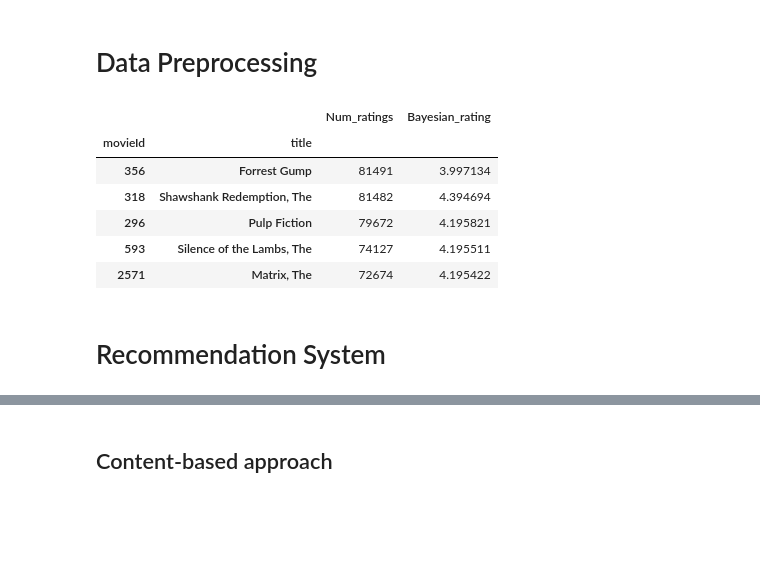
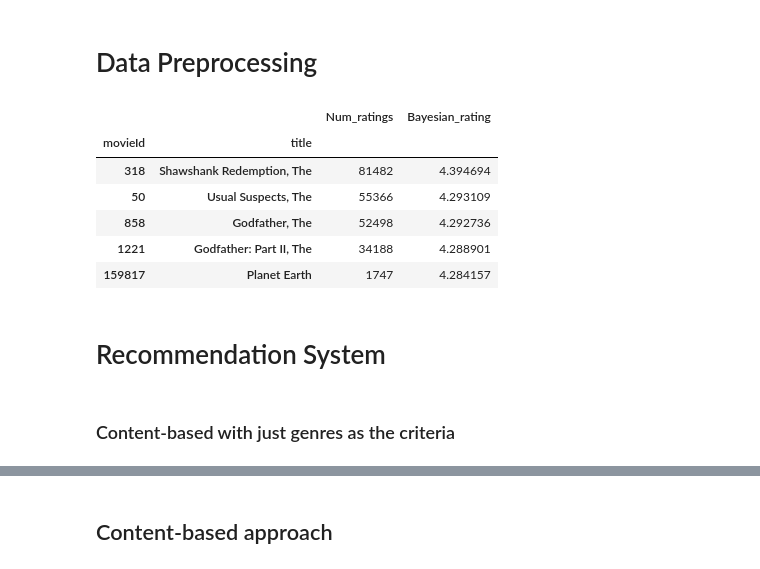
Before and after one commit to 1200884/SISREC, a Jupyter notebook: backend/v1/recommender/recommender.ipynb, the cells around one changed output, grey strips where cells are left out. Saved outputs shown, nothing was run; the diff lists cells and outputs as text; code cells hidden in the pictures; blank space fills up the shorter version.

Commit message:
content-based (genres) v1

```diff
--- a/backend/v1/recommender/recommender.ipynb
+++ b/backend/v1/recommender/recommender.ipynb
@@ -174,36 +157,39 @@ movies_rating_df.head(15)
 # %%
 #let's use the beysian average to calculate a more accurate rating
 #this is because a review of 5 with only 1 review is worthless, while a 4.2 with multiple reviews is more reliable
 
 def calculate_weighted_rating(df, C, m):
     """
     Calculate Bayesian weighted rating for each movie in the DataFrame.
 
     Parameters:
     df (DataFrame): DataFrame containing movie ratings.
     C (float): Average rating across all movies (prior assumption).
     m (int): Minimum number of ratings required to be considered.
 
     Returns:
     DataFrame: DataFrame with Bayesian weighted rating column added.
     """
 
     # Add the Bayesian weighted rating as a new column in the DataFrame
     df['Bayesian_rating'] = (df['Num_ratings'] / (df['Num_ratings'] + m)) * df['Average_rating'] + (m / (df['Num_ratings'] + m)) * C
 
     return df
 
 C = round(ratings_df['rating'].mean(), 2)
 movies_rating_df = calculate_weighted_rating(movies_rating_df, C, 500)
 movies_rating_df.drop(columns='Average_rating', inplace=True)
+movies_rating_df.sort_values(by='Bayesian_rating', ascending=False, inplace=True)
 movies_rating_df.head()
 # %% [output]
 |  |  | Num_ratings | Bayesian_rating |
 | movieId | title |  |  |
-| 356 | Forrest Gump | 81491 | 3.997134 |
 | 318 | Shawshank Redemption, The | 81482 | 4.394694 |
-| 296 | Pulp Fiction | 79672 | 4.195821 |
-| 593 | Silence of the Lambs, The | 74127 | 4.195511 |
-| 2571 | Matrix, The | 72674 | 4.195422 |
+| 50 | Usual Suspects, The | 55366 | 4.293109 |
+| 858 | Godfather, The | 52498 | 4.292736 |
+| 1221 | Godfather: Part II, The | 34188 | 4.288901 |
+| 159817 | Planet Earth | 1747 | 4.284157 |
 # %% [markdown]
 # Recommendation System
+# %% [markdown]
+### Content-based with just genres as the criteria
```
Also changed, not shown: parts of 2 cells of this notebook.
